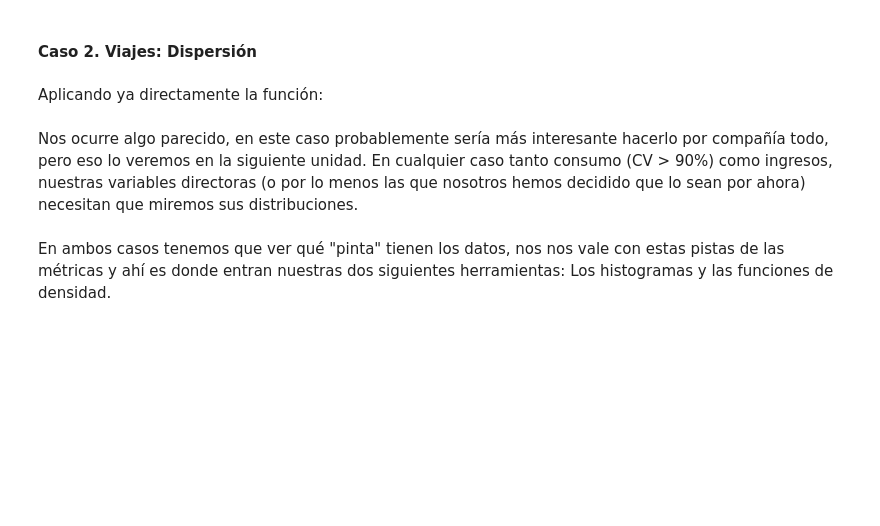
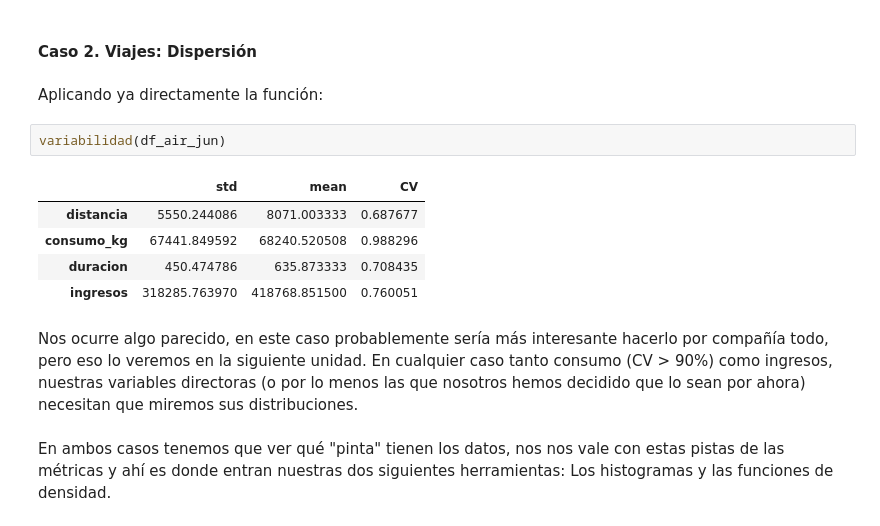
Before and after one commit to MHHsim/DS-Online-Marta-Harana, a Jupyter notebook: 03_Data_Analysis/Sprint_07/Unidad_01_Estadistica_Descriptiva_Univariante/01_Workout/05_Medidas_de_Dispersion.ipynb, the cells around one changed output. Drawn from its saved outputs; the diff is of its cells as text; blank space fills up the shorter version.

```diff
--- a/03_Data_Analysis/Sprint_07/Unidad_01_Estadistica_Descriptiva_Univariante/01_Workout/05_Medidas_de_Dispersion.ipynb
+++ b/03_Data_Analysis/Sprint_07/Unidad_01_Estadistica_Descriptiva_Univariante/01_Workout/05_Medidas_de_Dispersion.ipynb
@@ -83,6 +112,14 @@ Conclusión (no para mostrar sino para seguir avazando en el EDA):
 #### Caso 2. Viajes: Dispersión
 # %% [markdown]
 Aplicando ya directamente la función:
+# %%
+variabilidad(df_air_jun)
+# %% [output]
+|  | std | mean | CV |
+| distancia | 5550.244086 | 8071.003333 | 0.687677 |
+| consumo_kg | 67441.849592 | 68240.520508 | 0.988296 |
+| duracion | 450.474786 | 635.873333 | 0.708435 |
+| ingresos | 318285.763970 | 418768.851500 | 0.760051 |
 # %% [markdown]
 Nos ocurre algo parecido, en este caso probablemente sería más interesante hacerlo por compañía todo, pero eso lo veremos en la siguiente unidad. En cualquier caso tanto consumo (CV > 90%) como ingresos, nuestras variables directoras (o por lo menos las que nosotros hemos decidido que lo sean por ahora) necesitan que miremos sus distribuciones.
 # %% [markdown]
```
Also changed, not shown: parts of 3 cells of this notebook, 1 other file.
